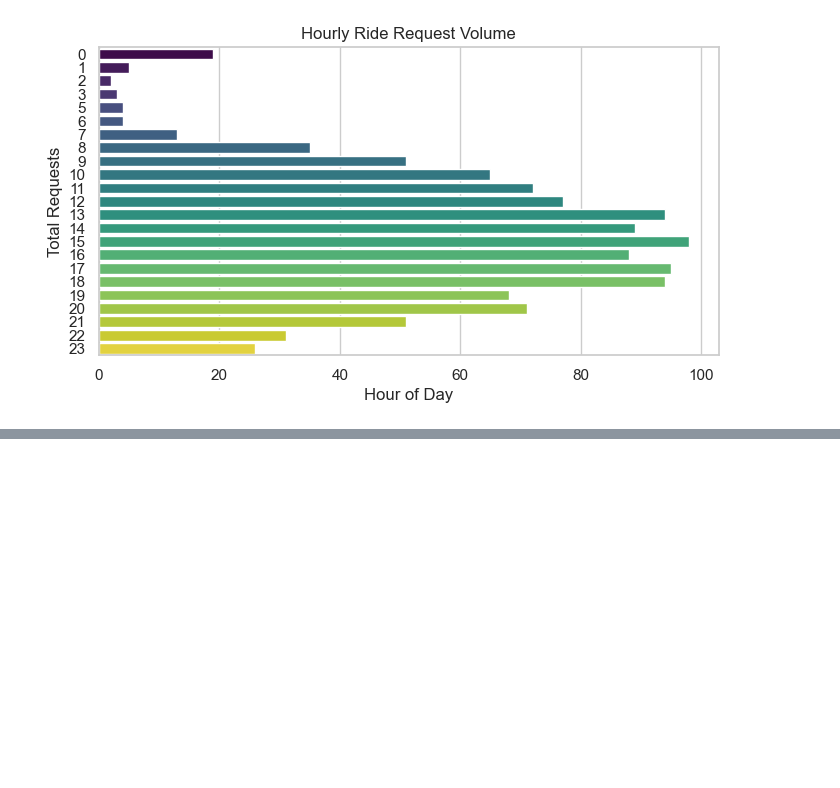
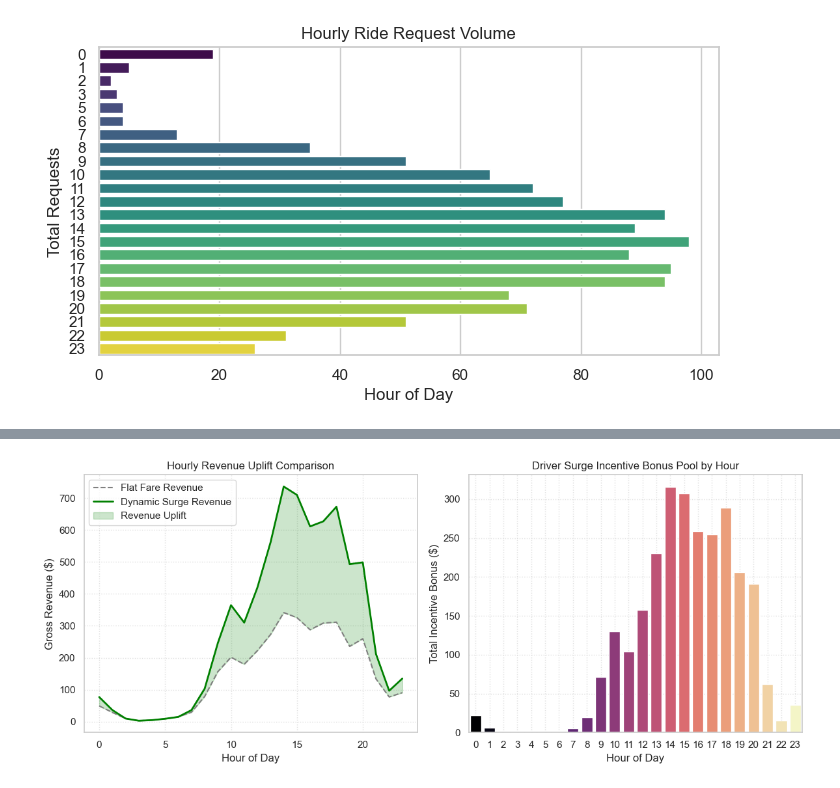
Before and after one commit to RahulThapa-DS/Uber-Ride-Demand-Trend-Analysis, a Jupyter notebook: Uber Ride Analysis -Project 2 (1).ipynb, the cells around one changed output, grey strips where cells are left out. Saved outputs shown, nothing was run; the diff lists cells and outputs as text; code cells hidden in the pictures; blank space fills up the shorter version.

```diff
--- a/Uber Ride Analysis -Project 2 (1).ipynb
+++ b/Uber Ride Analysis -Project 2 (1).ipynb
@@ -220,0 +407,80 @@ Model Performance -> RMSE: 0.36 | R2 Score: -0.02
+# %%
+
+# 1. Base Financial Assumptions
+BASE_FARE = 15.00        # Standard base fare ($) per ride
+TAKE_RATE = 0.20        # Uber platform commission (20%)
+
+# 2. Revenue Uplift Calculation
+# Flat baseline revenue without surge pricing
+hourly_df_test['Flat_Revenue'] = hourly_df_test['Predicted_Demand'] * BASE_FARE
+
+# Dynamic gross revenue incorporating Surge Multipliers
+hourly_df_test['Dynamic_Revenue'] = hourly_df_test['Predicted_Demand'] * BASE_FARE * hourly_df_test['Surge_Multiplier']
+
+# Net Revenue Uplift from dynamic pricing algorithm
+hourly_df_test['Revenue_Uplift'] = hourly_df_test['Dynamic_Revenue'] - hourly_df_test['Flat_Revenue']
+
+# 3. Driver Incentive Allocation
+# Driver payout split (80% of dynamic fare)
+hourly_df_test['Base_Driver_Payout'] = hourly_df_test['Flat_Revenue'] * (1 - TAKE_RATE)
+hourly_df_test['Surge_Bonus_Payout'] = hourly_df_test['Revenue_Uplift'] * (1 - TAKE_RATE)
+hourly_df_test['Total_Driver_Payout'] = hourly_df_test['Dynamic_Revenue'] * (1 - TAKE_RATE)
+
+# Define Incentive Allocation Level for operational dispatch
+def assign_incentive_tier(multiplier):
+    if multiplier >= 2.5:
+        return 'Tier 1: Max Bonus ($10+ per ride)'
+    elif multiplier >= 1.8:
+        return 'Tier 2: Medium Bonus ($5 per ride)'
+    elif multiplier >= 1.3:
+        return 'Tier 3: Standard Surge ($2 per ride)'
+    else:
+        return 'Tier 4: Base Fare (No Bonus)'
+
+hourly_df_test['Incentive_Allocation_Tier'] = hourly_df_test['Surge_Multiplier'].apply(assign_incentive_tier)
+
+# 4. Print Executive Financial & Incentive Summary
+total_flat = hourly_df_test['Flat_Revenue'].sum()
+total_dynamic = hourly_df_test['Dynamic_Revenue'].sum()
+total_uplift = hourly_df_test['Revenue_Uplift'].sum()
+driver_total = hourly_df_test['Total_Driver_Payout'].sum()
+driver_surge_bonus = hourly_df_test['Surge_Bonus_Payout'].sum()
+
+print("=======================================================")
+print("     REVENUE UPLIFT & DRIVER INCENTIVE ANALYSIS        ")
+print("=======================================================")
+print(f"Total Flat Revenue (No Surge)   : ${total_flat:,.2f}")
+print(f"Total Optimized Gross Revenue   : ${total_dynamic:,.2f}")
+print(f"Net Revenue Uplift Generated     : +${total_uplift:,.2f} ({(total_uplift/total_flat)*100:.1f}% Increase)")
+print("-------------------------------------------------------")
+print(f"Total Driver Payout             : ${driver_total:,.2f}")
+print(f"Surge Incentive Bonus Paid Out  : +${driver_surge_bonus:,.2f}")
+print("=======================================================\n")
+
+# 5. Visualizing Revenue Uplift and Incentive Allocation by Hour
+hourly_summary = hourly_df_test.groupby('Request Hour')[['Flat_Revenue', 'Dynamic_Revenue', 'Surge_Bonus_Payout']].sum().reset_index()
+
+plt.figure(figsize=(12, 5))
+
+# Subplot 1: Revenue Uplift Curve
+plt.subplot(1, 2, 1)
+plt.plot(hourly_summary['Request Hour'], hourly_summary['Flat_Revenue'], label='Flat Fare Revenue', color='gray', linestyle='--')
+plt.plot(hourly_summary['Request Hour'], hourly_summary['Dynamic_Revenue'], label='Dynamic Surge Revenue', color='green', linewidth=2)
+plt.fill_between(hourly_summary['Request Hour'], hourly_summary['Flat_Revenue'], hourly_summary['Dynamic_Revenue'], color='green', alpha=0.2, label='Revenue Uplift')
+plt.title('Hourly Revenue Uplift Comparison')
+plt.xlabel('Hour of Day')
+plt.ylabel('Gross Revenue ($)')
+plt.legend()
+plt.grid(True, linestyle=':', alpha=0.6)
+
+# Subplot 2: Driver Incentive Allocation by Hour
+plt.subplot(1, 2, 2)
+sns.barplot(data=hourly_summary, x='Request Hour', y='Surge_Bonus_Payout', hue='Request Hour', palette='magma', legend=False)
+plt.title('Driver Surge Incentive Bonus Pool by Hour')
+plt.xlabel('Hour of Day')
+plt.ylabel('Total Incentive Bonus ($)')
+plt.grid(True, linestyle=':', alpha=0.6)
+
+plt.tight_layout()
+plt.show()
+# %% [output]
@@ -220,0 +497 @@ Model Performance -> RMSE: 0.36 | R2 Score: -0.02
+[figure, added]
```
Also changed, not shown: parts of 12 cells of this notebook.
